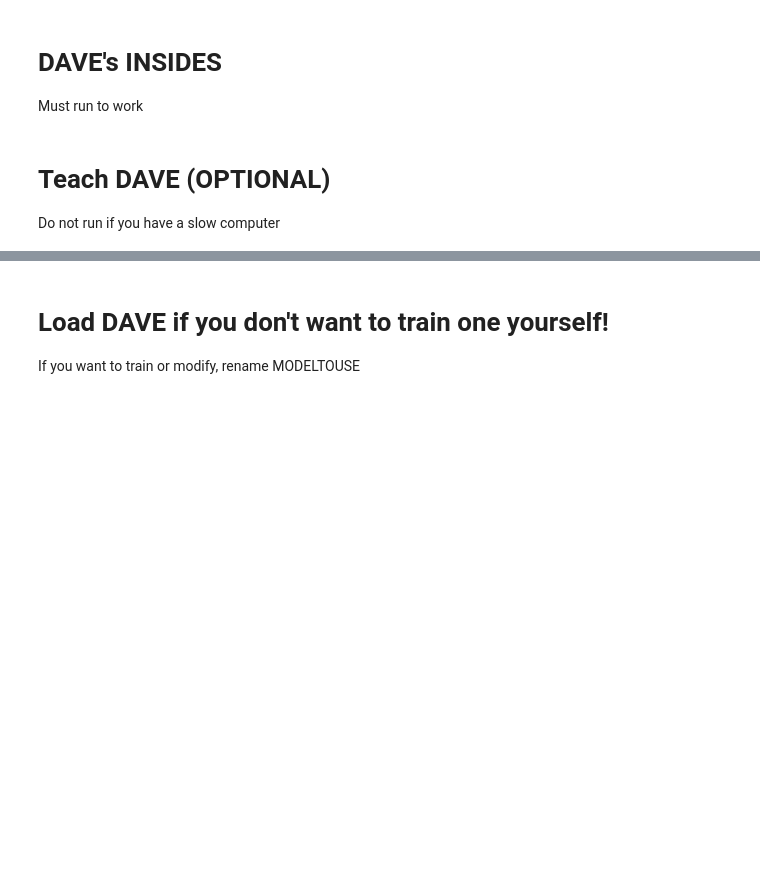
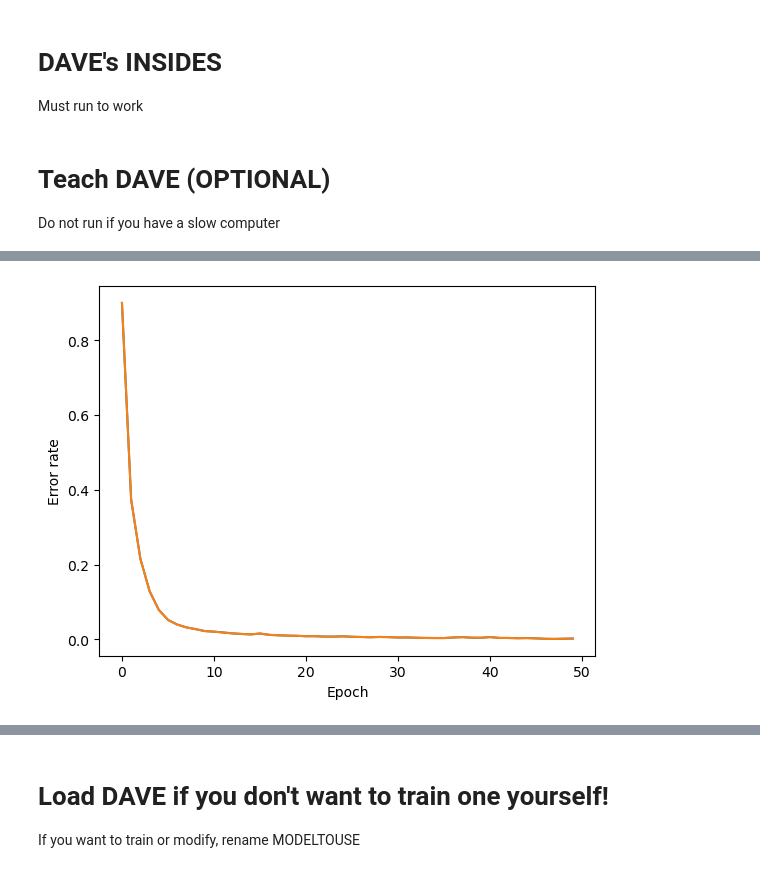
Before and after one commit to ethanh20009/FirstPytorch, a Jupyter notebook: gpt3.ipynb, the cells around one changed output, grey strips where cells are left out. Drawn from its saved outputs; the diff is of its cells as text; code cells hidden in the pictures; blank space fills up the shorter version.

```diff
--- a/gpt3.ipynb
+++ b/gpt3.ipynb
@@ -23,21 +23,25 @@ class Net(torch.nn.Module):
 
 
         self.cv = torch.nn.Sequential(
-            torch.nn.Conv2d(in_channels=1, out_channels=3, kernel_size=5, padding=2),
+            torch.nn.Conv2d(in_channels=1, out_channels=8, kernel_size=5, padding=2),
             torch.nn.ReLU(),
             torch.nn.MaxPool2d(2, 2),
 
-            torch.nn.Conv2d(in_channels=3, out_channels=8, kernel_size=5, padding=2),
+            torch.nn.Conv2d(in_channels=8, out_channels=16, kernel_size=5, padding=2),
+            torch.nn.ReLU(),
+            torch.nn.MaxPool2d(2,2),
+
+            torch.nn.Conv2d(in_channels=16, out_channels=16, kernel_size=5, padding=2),
             torch.nn.ReLU(),
             torch.nn.MaxPool2d(2,2)
         )
 
         self.fc = torch.nn.Sequential(
-            torch.nn.Linear(392, 392),
+            torch.nn.Linear(144, 144),
             torch.nn.ReLU(),
-            torch.nn.Linear(392, 196),
+            torch.nn.Linear(144, 100),
             torch.nn.ReLU(),
-            torch.nn.Linear(196, 10)
+            torch.nn.Linear(100, 10)
         )
 
 
@@ -80,9 +84,23 @@ print(torch.cuda.is_available())
 X_train = dataset.train_data.numpy().reshape(-1,1,28,28) / 255.0
 X_test = dataset.test_data.numpy().reshape(-1,1,28,28) / 255.0
 
-
 y_train = dataset.train_labels.numpy()
 y_test = dataset.test_labels.numpy()
+
+#Image augmentation doubles data points
+X_trainNoAA = np.ceil(X_train)
+X_testNoAA = np.ceil(X_test)
+
+X_train = np.concatenate((X_train, X_trainNoAA))
+X_test = np.concatenate((X_test, X_testNoAA))
+y_train = np.concatenate((y_train, y_train))
+y_test = np.concatenate((y_test, y_test))
+
+del X_testNoAA, X_trainNoAA
+####
+
+print(X_train.shape)
+
 
 # Convert the labels to one-hot encoded vectors
 y_train = np.eye(10)[y_train]
@@ -98,50 +116,6 @@ BATCHSIZE = 10000
 dataset = TensorDataset(cudaxTrain,cudayTrain)
 dataloader = DataLoader(dataset=dataset, batch_size=BATCHSIZE, shuffle=True)
 
-# Create the neural network
-class Net(torch.nn.Module):
-    def __init__(self):
-        super(Net, self).__init__()
-        #Fully Connected
-        # self.fc1 = torch.nn.Linear(28*28, 128)
-        # self.fc2 = torch.nn.Linear(128, 256)
-        # self.fc3 = torch.nn.Linear(256, 128)
-        # self.fc4 = torch.nn.Linear(128, 10)
-
-
-        self.cv = torch.nn.Sequential(
-            torch.nn.Conv2d(in_channels=1, out_channels=3, kernel_size=5, padding=2),
-            torch.nn.ReLU(),
-            torch.nn.MaxPool2d(2, 2),
-
-            torch.nn.Conv2d(in_channels=3, out_channels=8, kernel_size=5, padding=2),
-            torch.nn.ReLU(),
-            torch.nn.MaxPool2d(2,2)
-        )
-
-        self.fc = torch.nn.Sequential(
-            torch.nn.Linear(392, 392),
-            torch.nn.ReLU(),
-            torch.nn.Linear(392, 196),
-            torch.nn.ReLU(),
-            torch.nn.Linear(196, 10)
-        )
-
-
-
-
-    def forward(self, x):
-        # x = torch.nn.functional.relu(self.fc1(x))
-        # x = torch.nn.functional.relu(self.fc2(x))
-        # x = torch.nn.functional.relu(self.fc3(x))
-        # x = self.fc4(x)
-        x = self.cv(x)
-        x = x.view(x.size(0), -1)
-        x = self.fc(x)
-
-        # x = self.cv2(x)
-        return x
-
 
 
 
@@ -154,7 +128,7 @@ print("SUCCESS")
 # Define the loss function and optimizer
 loss_fn = torch.nn.CrossEntropyLoss()
 optimizer = torch.optim.Adam(model.parameters(), lr=0.01)
-numEpochs = 60
+numEpochs = 50
 history = np.zeros(shape=(numEpochs), dtype=float)
 errorRate = np.zeros(shape=(numEpochs), dtype=float)
 indexRange = torch.arange(cudayVal.shape[0])
@@ -193,6 +167,7 @@ for epoch in range(numEpochs):
 
     errorRate[epoch] = numCorrect
 
+
     #Calculate error rate on training set
 
     valPred = model(cudaxTrain)
@@ -200,8 +175,11 @@ for epoch in range(numEpochs):
     correct = cudayTrain[indexRangeTrain,valPred]
     numCorrect = 1-(torch.sum(correct).item() / cudayTrain.shape[0])
 
+    history[epoch] = numCorrect
 
-    history[epoch] = numCorrect
+    #clear memory
+    del valPred, correct, numCorrect
+
     print("Epoch:"+str(epoch), end="\r")
 
 torch.save(model.state_dict(), "MNISTtrainedModel.pt")
@@ -221,7 +199,8 @@ fig.tight_layout(pad=0.9)
 X_test = X_test.reshape(-1,28,28)
 xValPred = model(cudaxVal)
 xValPred = xValPred.cpu().detach().numpy()
-for x in range(9):
+for x in range(70000, 70009):
     test = X_test[x]
-    ax[x].imshow(test)
-    ax[x].set_xlabel("Predicted: " + str(np.argmax(xValPred[x])))
+    ax[x-70000].imshow(test)
+    ax[x-70000].set_xlabel("Predicted: " + str(np.argmax(xValPred[x])))
+# %% [output]
@@ -227,0 +212 @@ for x in range(9):
+[figure, added]
```
Also changed, not shown: parts of 4 cells of this notebook, 1 other file.
